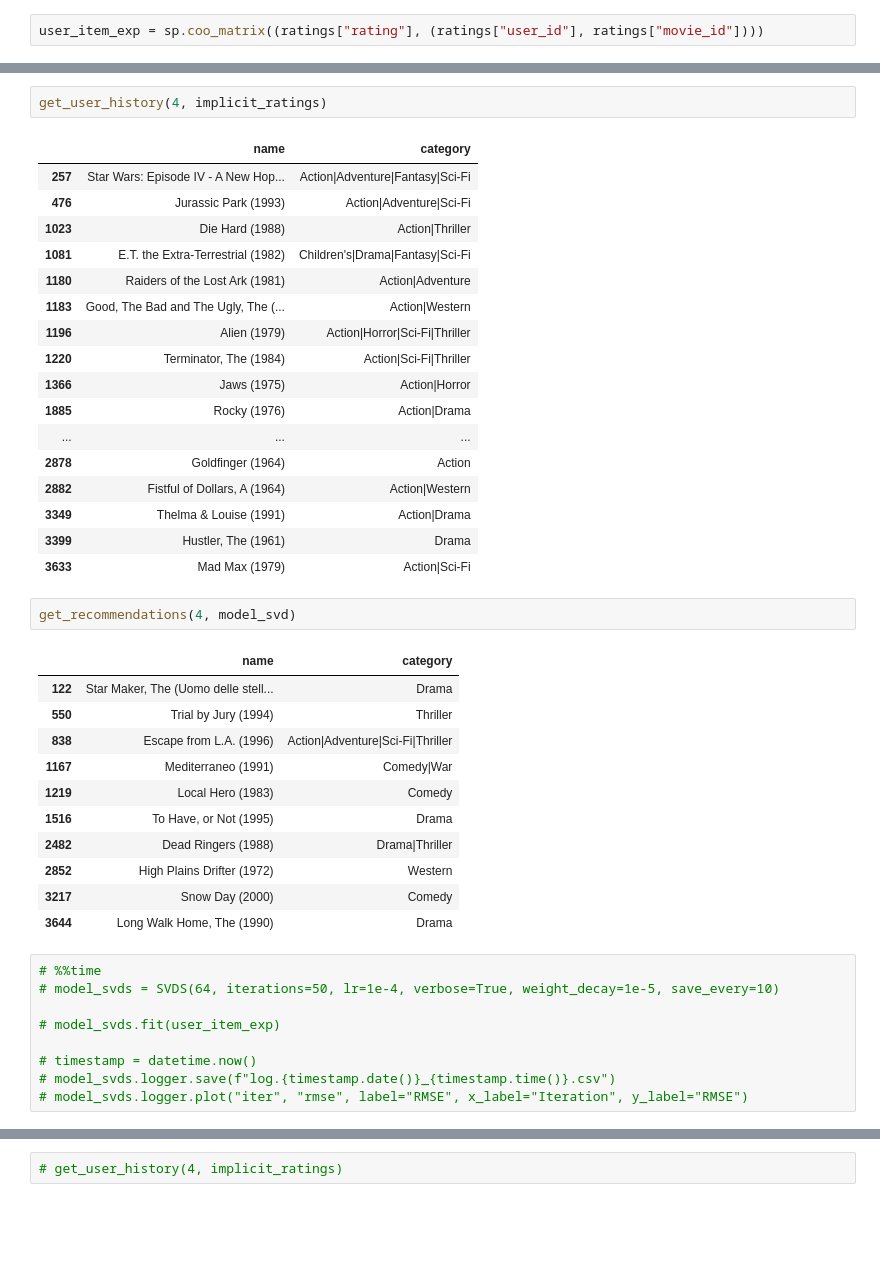
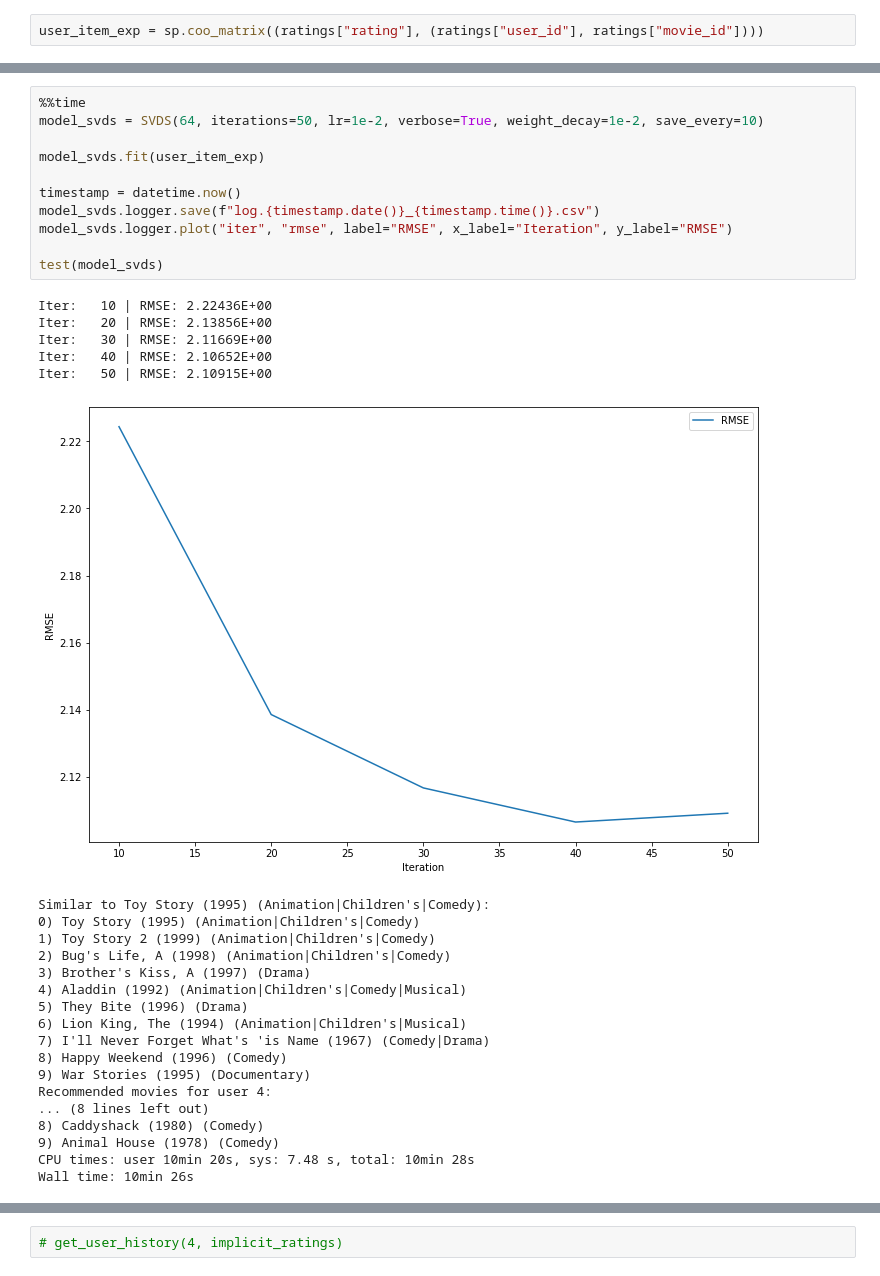
Before and after one commit to breengles/hse_hw, a Jupyter notebook: RecSys/01/HW_1_RECSYS_HSE.ipynb, the cells around one changed output, grey strips where cells are left out. Drawn from its saved outputs; the diff is of its cells as text; blank space fills up the shorter version.

```diff
--- a/RecSys/01/HW_1_RECSYS_HSE.ipynb
+++ b/RecSys/01/HW_1_RECSYS_HSE.ipynb
@@ -243,43 +264,35 @@ get_similars(1, model_svd)
-# %%
-get_user_history(4, implicit_ratings)
-# %% [output]
-|  | name | category |
-| 257 | Star Wars: Episode IV - A New Hop... | Action|Adventure|Fantasy|Sci-Fi |
-| 476 | Jurassic Park (1993) | Action|Adventure|Sci-Fi |
-| 1023 | Die Hard (1988) | Action|Thriller |
-| 1081 | E.T. the Extra-Terrestrial (1982) | Children's|Drama|Fantasy|Sci-Fi |
-| 1180 | Raiders of the Lost Ark (1981) | Action|Adventure |
-| 1183 | Good, The Bad and The Ugly, The (... | Action|Western |
-| 1196 | Alien (1979) | Action|Horror|Sci-Fi|Thriller |
-| 1220 | Terminator, The (1984) | Action|Sci-Fi|Thriller |
-| 1366 | Jaws (1975) | Action|Horror |
-| 1885 | Rocky (1976) | Action|Drama |
-| ... | ... | ... |
-| 2878 | Goldfinger (1964) | Action |
-| 2882 | Fistful of Dollars, A (1964) | Action|Western |
-| 3349 | Thelma & Louise (1991) | Action|Drama |
-| 3399 | Hustler, The (1961) | Drama |
-| 3633 | Mad Max (1979) | Action|Sci-Fi |
-# %%
-get_recommendations(4, model_svd)
-# %% [output]
-|  | name | category |
-| 122 | Star Maker, The (Uomo delle stell... | Drama |
-| 550 | Trial by Jury (1994) | Thriller |
-| 838 | Escape from L.A. (1996) | Action|Adventure|Sci-Fi|Thriller |
-| 1167 | Mediterraneo (1991) | Comedy|War |
-| 1219 | Local Hero (1983) | Comedy |
-| 1516 | To Have, or Not (1995) | Drama |
-| 2482 | Dead Ringers (1988) | Drama|Thriller |
-| 2852 | High Plains Drifter (1972) | Western |
-| 3217 | Snow Day (2000) | Comedy |
-| 3644 | Long Walk Home, The (1990) | Drama |
 # %%
-# %%time
-# model_svds = SVDS(64, iterations=50, lr=1e-4, verbose=True, weight_decay=1e-5, save_every=10)
+%%time
+model_svds = SVDS(64, iterations=50, lr=1e-2, verbose=True, weight_decay=1e-2, save_every=10)
 
-# model_svds.fit(user_item_exp)
+model_svds.fit(user_item_exp)
 
-# timestamp = datetime.now()
-# model_svds.logger.save(f"log.{timestamp.date()}_{timestamp.time()}.csv")
-# model_svds.logger.plot("iter", "rmse", label="RMSE", x_label="Iteration", y_label="RMSE")
+timestamp = datetime.now()
+model_svds.logger.save(f"log.{timestamp.date()}_{timestamp.time()}.csv")
+model_svds.logger.plot("iter", "rmse", label="RMSE", x_label="Iteration", y_label="RMSE")
+
+test(model_svds)
+# %% [output]
+Iter:   10 | RMSE: 2.22436E+00
+Iter:   20 | RMSE: 2.13856E+00
+Iter:   30 | RMSE: 2.11669E+00
+Iter:   40 | RMSE: 2.10652E+00
+Iter:   50 | RMSE: 2.10915E+00
+[figure, added]
+Similar to Toy Story (1995) (Animation|Children's|Comedy):
+0) Toy Story (1995) (Animation|Children's|Comedy)
+1) Toy Story 2 (1999) (Animation|Children's|Comedy)
+2) Bug's Life, A (1998) (Animation|Children's|Comedy)
+3) Brother's Kiss, A (1997) (Drama)
+4) Aladdin (1992) (Animation|Children's|Comedy|Musical)
+5) They Bite (1996) (Drama)
+6) Lion King, The (1994) (Animation|Children's|Musical)
+7) I'll Never Forget What's 'is Name (1967) (Comedy|Drama)
+8) Happy Weekend (1996) (Comedy)
+9) War Stories (1995) (Documentary)
+Recommended movies for user 4:
+... (8 lines left out)
+8) Caddyshack (1980) (Comedy)
+9) Animal House (1978) (Comedy)
+CPU times: user 10min 20s, sys: 7.48 s, total: 10min 28s
+Wall time: 10min 26s
```
Also changed, not shown: parts of 25 cells of this notebook, 2 other files.
